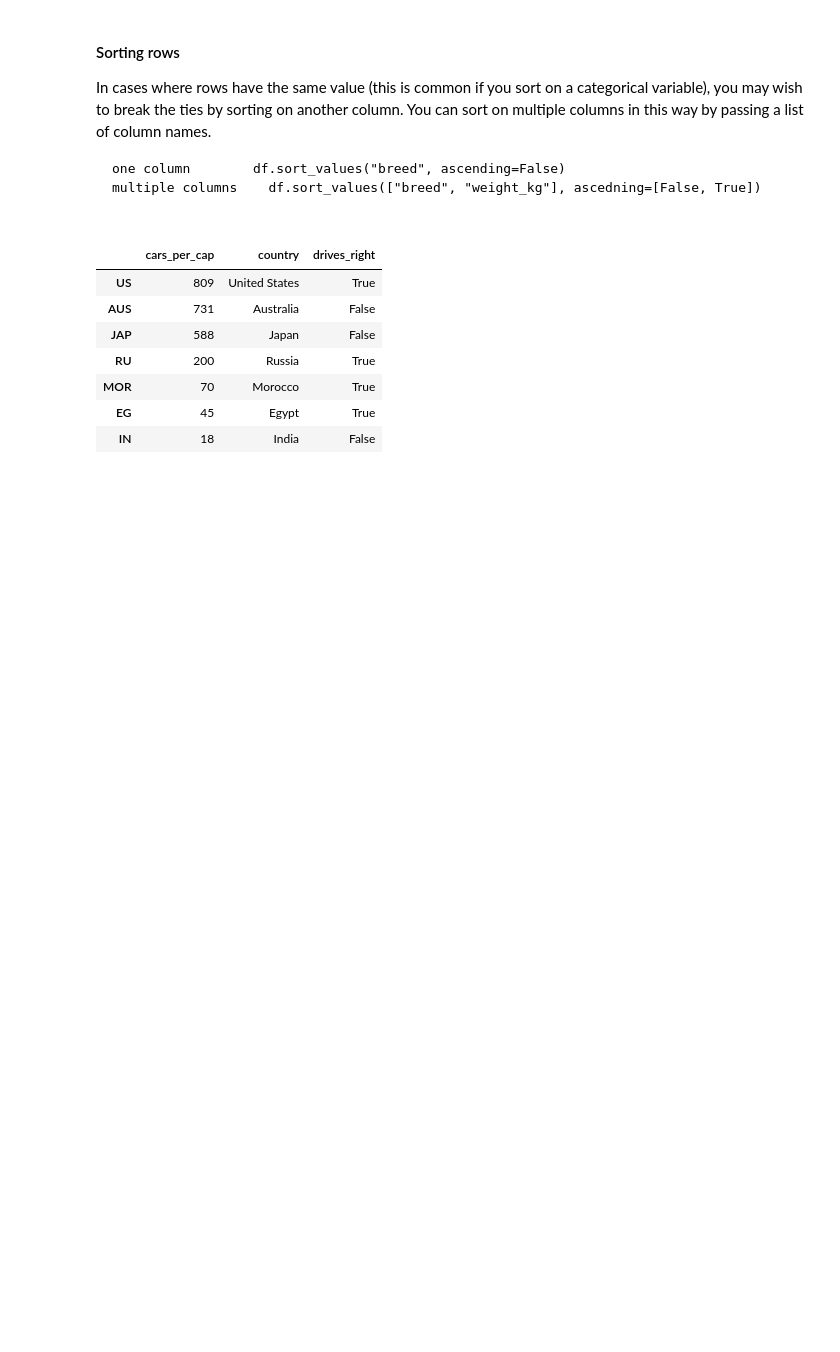
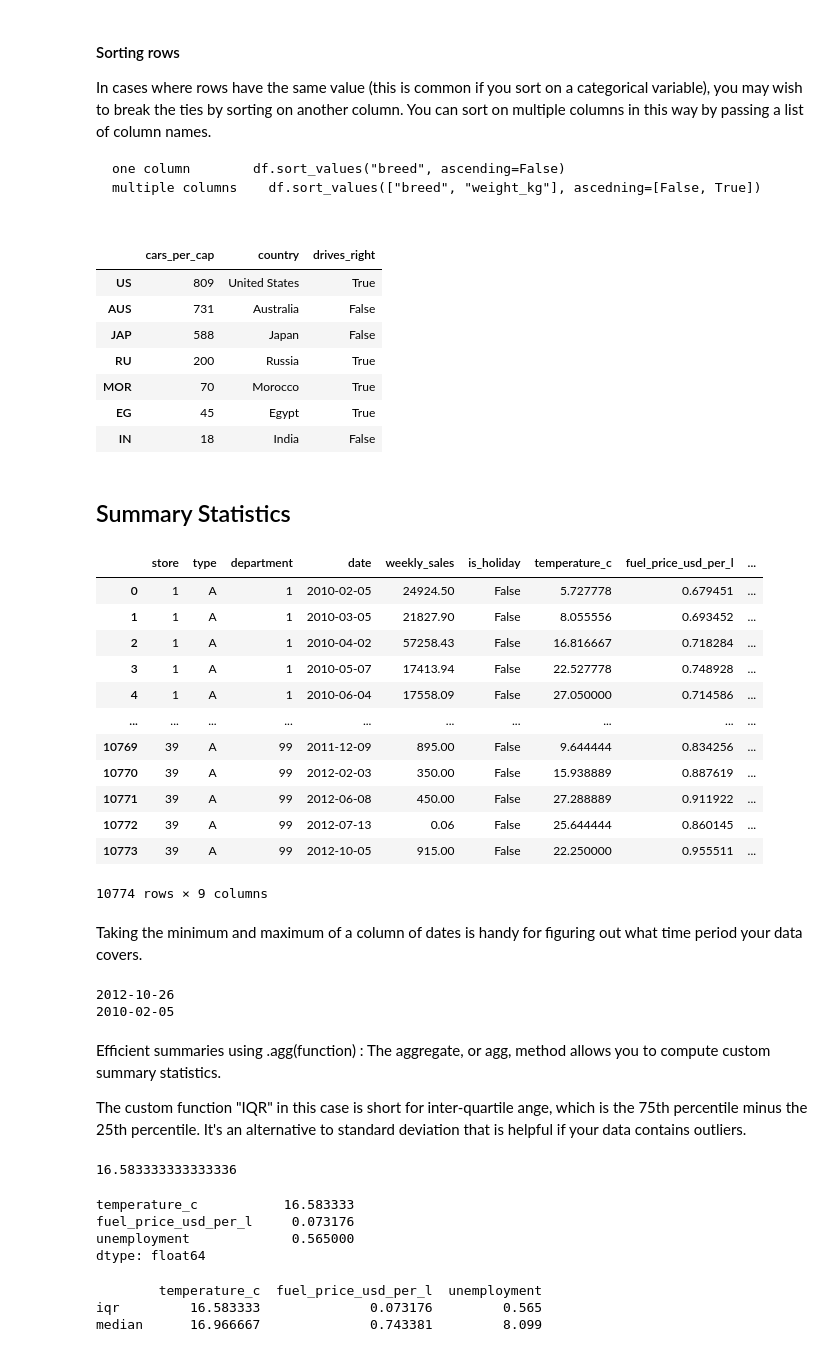
Before and after one commit to ia234/Python_23, a Jupyter notebook: Python_Cheat_Sheet_2023.ipynb, the cells around one changed output. Saved outputs shown, nothing was run; the diff lists cells and outputs as text; code cells hidden in the pictures; blank space fills up the shorter version.

```diff
--- a/Python_Cheat_Sheet_2023.ipynb
+++ b/Python_Cheat_Sheet_2023.ipynb
@@ -1343,3 +1349,64 @@ cars.sort_values(["cars_per_cap", "country"], ascending=[False, True])
 | MOR | 70 | Morocco | True |
 | EG | 45 | Egypt | True |
 | IN | 18 | India | False |
+# %% [markdown]
+## Summary Statistics
+# %%
+# import pandas as pd
+# index_col = 0 specify the first column as the index.
+sales = pd.read_csv('/content/drive/MyDrive/AI/test_data/sales_subset.csv', index_col = 0)
+sales
+# %% [output]
+|  | store | type | department | date | weekly_sales | is_holiday | temperature_c | fuel_price_usd_per_l | ... |
+| 0 | 1 | A | 1 | 2010-02-05 | 24924.50 | False | 5.727778 | 0.679451 | ... |
+| 1 | 1 | A | 1 | 2010-03-05 | 21827.90 | False | 8.055556 | 0.693452 | ... |
+| 2 | 1 | A | 1 | 2010-04-02 | 57258.43 | False | 16.816667 | 0.718284 | ... |
+| 3 | 1 | A | 1 | 2010-05-07 | 17413.94 | False | 22.527778 | 0.748928 | ... |
+| 4 | 1 | A | 1 | 2010-06-04 | 17558.09 | False | 27.050000 | 0.714586 | ... |
+| ... | ... | ... | ... | ... | ... | ... | ... | ... | ... |
+| 10769 | 39 | A | 99 | 2011-12-09 | 895.00 | False | 9.644444 | 0.834256 | ... |
+| 10770 | 39 | A | 99 | 2012-02-03 | 350.00 | False | 15.938889 | 0.887619 | ... |
+| 10771 | 39 | A | 99 | 2012-06-08 | 450.00 | False | 27.288889 | 0.911922 | ... |
+| 10772 | 39 | A | 99 | 2012-07-13 | 0.06 | False | 25.644444 | 0.860145 | ... |
+| 10773 | 39 | A | 99 | 2012-10-05 | 915.00 | False | 22.250000 | 0.955511 | ... |
+10774 rows × 9 columns
+# %% [markdown]
+Taking the minimum and maximum of a column of dates is handy for figuring out what time period your data covers.
+# %%
+# Print the maximum of the date column
+print(sales['date'].max())
+
+# Print the minimum of the date column
+print(sales['date'].min())
+# %% [output]
+2012-10-26
+2010-02-05
+# %% [markdown]
+Efficient summaries using .agg(function) : The aggregate, or agg, method allows you to compute custom summary statistics.
+
+The custom function "IQR" in this case is short for inter-quartile ange, which is the 75th percentile minus the 25th percentile. It's an alternative to standard deviation that is helpful if your data contains outliers.
+# %%
+# df['column'].agg(function)
+# A custom IQR function
+def iqr(column):
+    return column.quantile(0.75) - column.quantile(0.25)
+
+# Print IQR of the temperature_c column
+print(sales['temperature_c'].agg(iqr))
+# %% [output]
+16.583333333333336
+# %%
+# Return summaries on multiple columns
+print(sales[["temperature_c", 'fuel_price_usd_per_l', 'unemployment']].agg(iqr))
+# %% [output]
+temperature_c           16.583333
+fuel_price_usd_per_l     0.073176
+unemployment             0.565000
+dtype: float64
+# %%
+# Return a list of funcitons into .agg()
+print(sales[["temperature_c", "fuel_price_usd_per_l", "unemployment"]].agg([iqr, np.median]))
+# %% [output]
+        temperature_c  fuel_price_usd_per_l  unemployment
+iqr         16.583333              0.073176         0.565
+median      16.966667              0.743381         8.099
```
Also changed, not shown: parts of 6 cells of this notebook.
